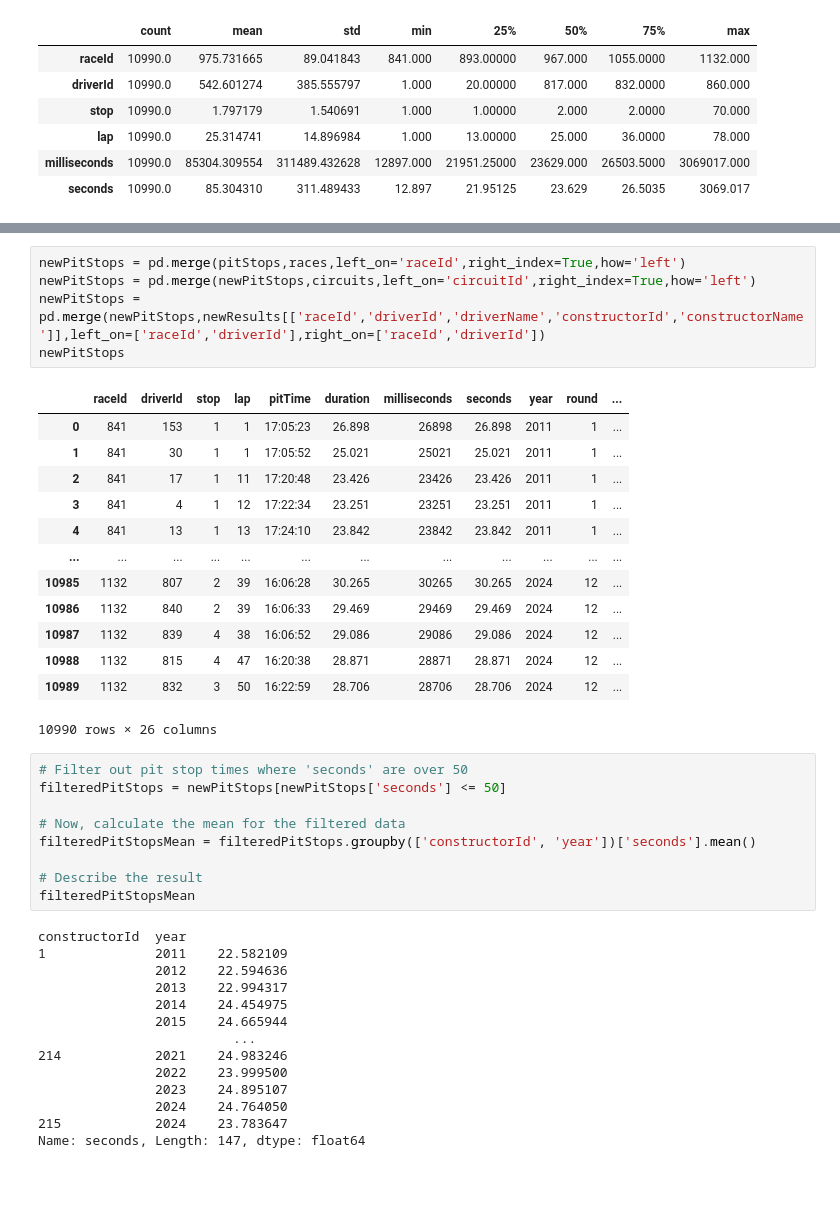
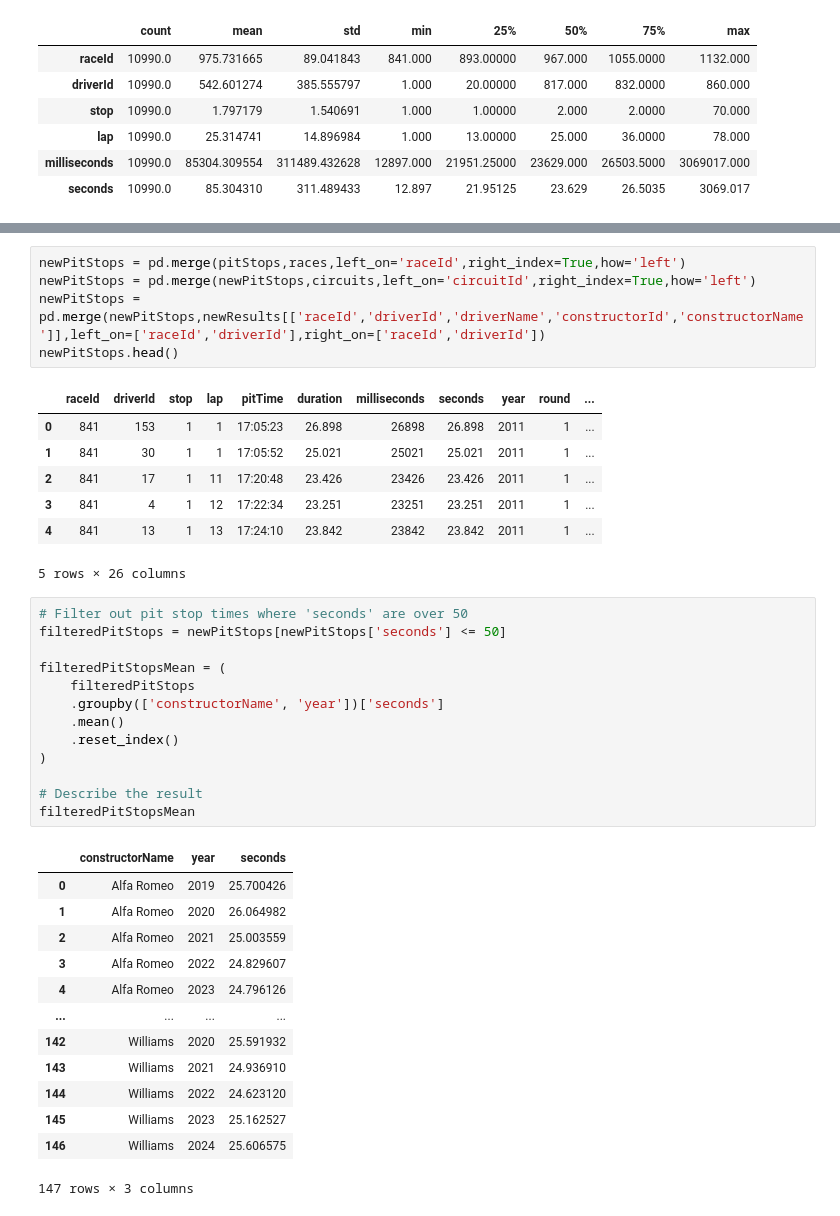
Before and after one commit to JednaKuna/F1_data, a Jupyter notebook: pit_stops.ipynb, the cells around one changed output, grey strips where cells are left out. Saved outputs shown, nothing was run; the diff lists cells and outputs as text; blank space fills up the shorter version.

```diff
--- a/pit_stops.ipynb
+++ b/pit_stops.ipynb
@@ -101,43 +96,41 @@ newResults
 # %%
 newPitStops = pd.merge(pitStops,races,left_on='raceId',right_index=True,how='left')
 newPitStops = pd.merge(newPitStops,circuits,left_on='circuitId',right_index=True,how='left')
 newPitStops = pd.merge(newPitStops,newResults[['raceId','driverId','driverName','constructorId','constructorName']],left_on=['raceId','driverId'],right_on=['raceId','driverId'])
-newPitStops
+newPitStops.head()
 # %% [output]
 |  | raceId | driverId | stop | lap | pitTime | duration | milliseconds | seconds | year | round | ... |
 | 0 | 841 | 153 | 1 | 1 | 17:05:23 | 26.898 | 26898 | 26.898 | 2011 | 1 | ... |
 | 1 | 841 | 30 | 1 | 1 | 17:05:52 | 25.021 | 25021 | 25.021 | 2011 | 1 | ... |
 | 2 | 841 | 17 | 1 | 11 | 17:20:48 | 23.426 | 23426 | 23.426 | 2011 | 1 | ... |
 | 3 | 841 | 4 | 1 | 12 | 17:22:34 | 23.251 | 23251 | 23.251 | 2011 | 1 | ... |
 | 4 | 841 | 13 | 1 | 13 | 17:24:10 | 23.842 | 23842 | 23.842 | 2011 | 1 | ... |
-| ... | ... | ... | ... | ... | ... | ... | ... | ... | ... | ... | ... |
-| 10985 | 1132 | 807 | 2 | 39 | 16:06:28 | 30.265 | 30265 | 30.265 | 2024 | 12 | ... |
-| 10986 | 1132 | 840 | 2 | 39 | 16:06:33 | 29.469 | 29469 | 29.469 | 2024 | 12 | ... |
-| 10987 | 1132 | 839 | 4 | 38 | 16:06:52 | 29.086 | 29086 | 29.086 | 2024 | 12 | ... |
-| 10988 | 1132 | 815 | 4 | 47 | 16:20:38 | 28.871 | 28871 | 28.871 | 2024 | 12 | ... |
-| 10989 | 1132 | 832 | 3 | 50 | 16:22:59 | 28.706 | 28706 | 28.706 | 2024 | 12 | ... |
-10990 rows × 26 columns
+5 rows × 26 columns
 # %%
 # Filter out pit stop times where 'seconds' are over 50
 filteredPitStops = newPitStops[newPitStops['seconds'] <= 50]
 
-# Now, calculate the mean for the filtered data
-filteredPitStopsMean = filteredPitStops.groupby(['constructorId', 'year'])['seconds'].mean()
+filteredPitStopsMean = (
+    filteredPitStops
+    .groupby(['constructorName', 'year'])['seconds']
+    .mean()
+    .reset_index()
+)
 
 # Describe the result
 filteredPitStopsMean
 # %% [output]
+|  | constructorName | year | seconds |
+| 0 | Alfa Romeo | 2019 | 25.700426 |
+| 1 | Alfa Romeo | 2020 | 26.064982 |
+| 2 | Alfa Romeo | 2021 | 25.003559 |
+| 3 | Alfa Romeo | 2022 | 24.829607 |
+| 4 | Alfa Romeo | 2023 | 24.796126 |
+| ... | ... | ... | ... |
+| 142 | Williams | 2020 | 25.591932 |
+| 143 | Williams | 2021 | 24.936910 |
+| 144 | Williams | 2022 | 24.623120 |
+| 145 | Williams | 2023 | 25.162527 |
+| 146 | Williams | 2024 | 25.606575 |
-constructorId  year
-1              2011    22.582109
-               2012    22.594636
-               2013    22.994317
-               2014    24.454975
-               2015    24.665944
-                         ...
-214            2021    24.983246
-               2022    23.999500
-               2023    24.895107
-               2024    24.764050
-215            2024    23.783647
-Name: seconds, Length: 147, dtype: float64
+147 rows × 3 columns
 # %%
```
Also changed, not shown: parts of 4 cells of this notebook, 1 other file.
